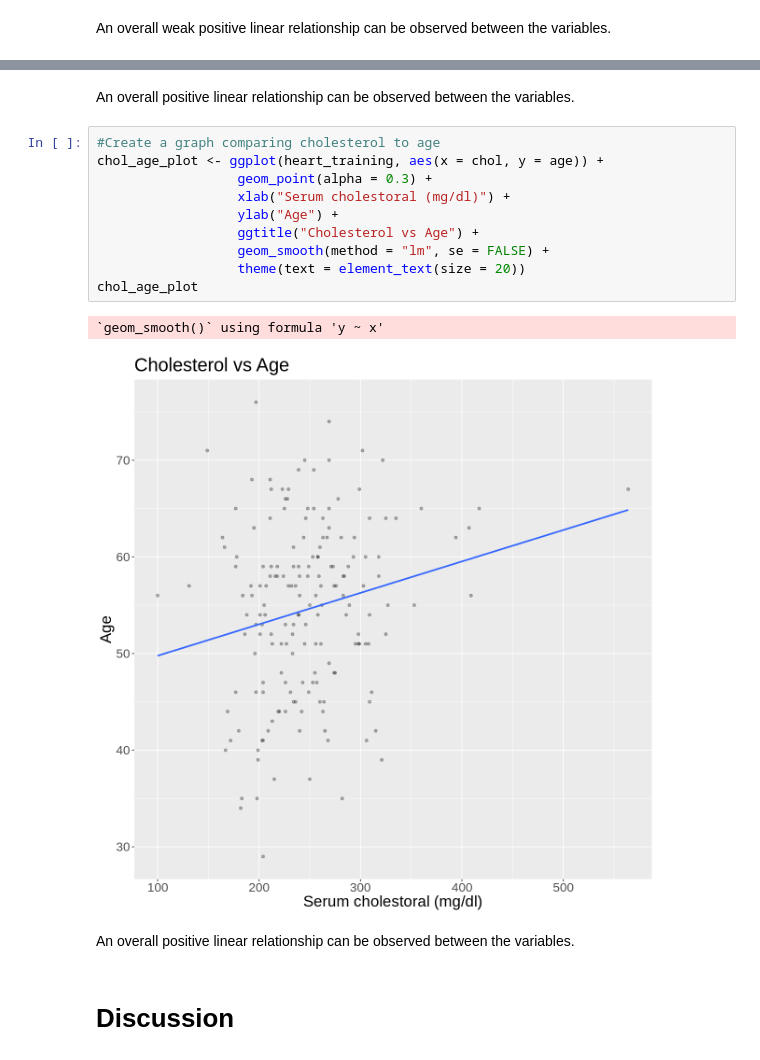
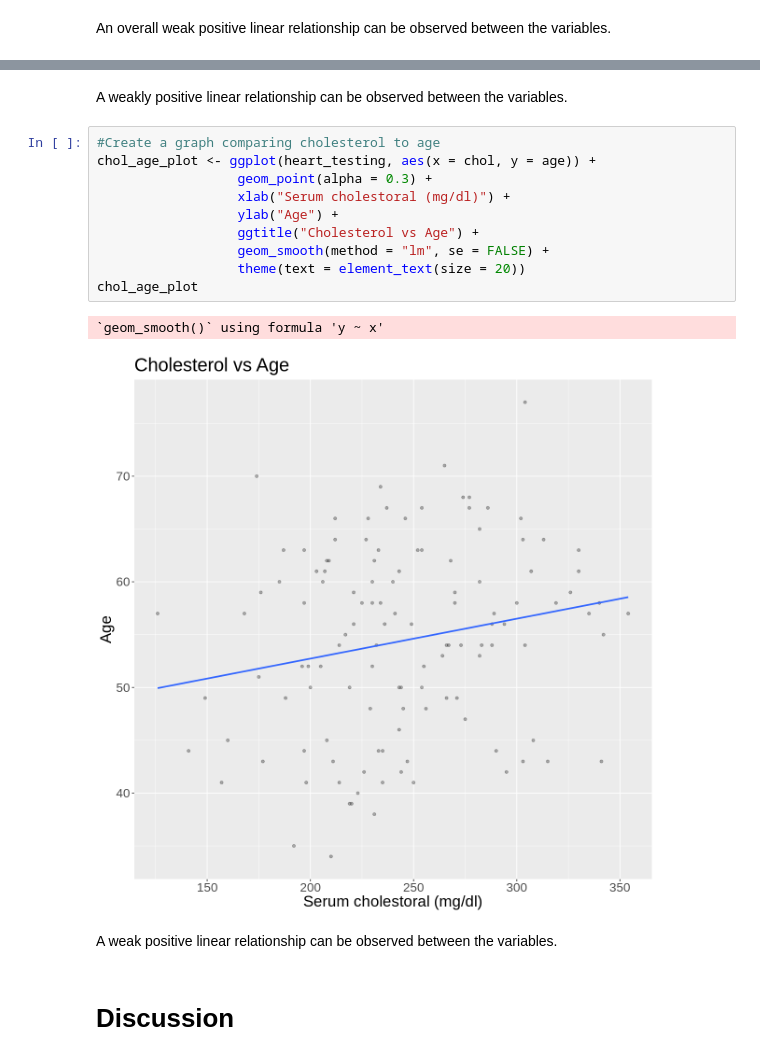
Before and after one commit to klydestad/group_153_project, a Jupyter notebook: group.153.project.report.ipynb, the cells around one changed output, grey strips where cells are left out. Saved outputs shown, nothing was run; the diff lists cells and outputs as text.

```diff
--- a/group.153.project.report.ipynb
+++ b/group.153.project.report.ipynb
@@ -423,19 +423,19 @@ oldpeak_age_plot
 # %% [markdown]
-An overall positive linear relationship can be observed between the variables.
+A weakly positive linear relationship can be observed between the variables.
 # %%
 #Create a graph comparing cholesterol to age
-chol_age_plot <- ggplot(heart_training, aes(x = chol, y = age)) +
+chol_age_plot <- ggplot(heart_testing, aes(x = chol, y = age)) +
                   geom_point(alpha = 0.3) +
                   xlab("Serum cholestoral (mg/dl)") +
                   ylab("Age") +
                   ggtitle("Cholesterol vs Age") +
                   geom_smooth(method = "lm", se = FALSE) +
                   theme(text = element_text(size = 20))
 chol_age_plot
 # %% [output]
 `geom_smooth()` using formula 'y ~ x'
-[figure, old version]
+[figure, new version]
 # %% [markdown]
-An overall positive linear relationship can be observed between the variables.
+A weak  positive linear relationship can be observed between the variables.
 # %% [markdown]
 # Discussion
```
Also changed, not shown: parts of 11 cells of this notebook.
